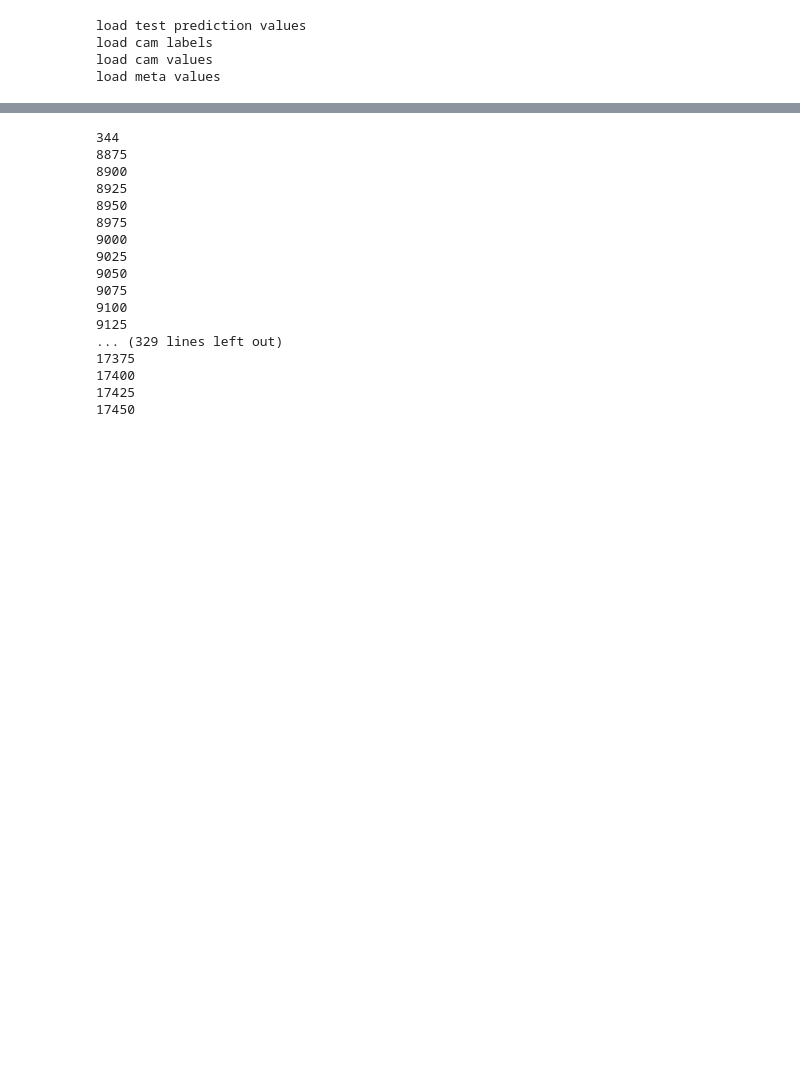
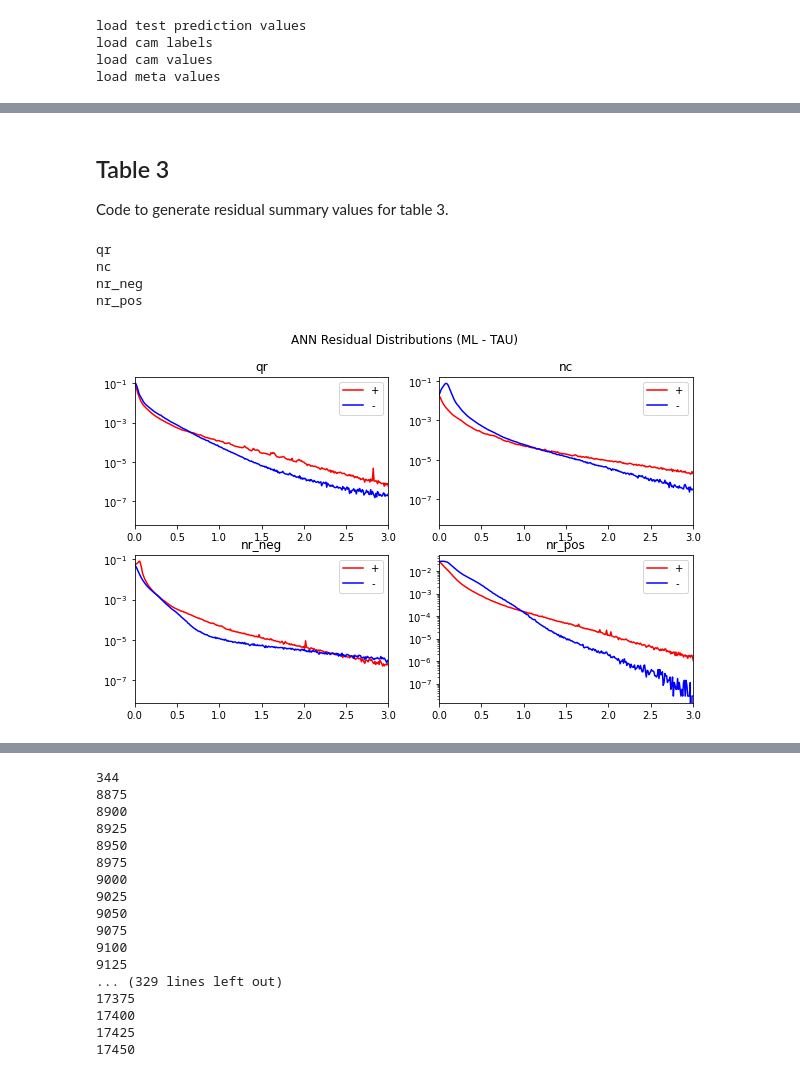
Before and after one commit to NCAR/mlmicrophysics, a Jupyter notebook: notebooks/nn_train_evaluation_20190512.ipynb, the cells around one changed output, grey strips where cells are left out. Drawn from its saved outputs; the diff is of its cells as text; code cells hidden in the pictures; blank space fills up the shorter version.

```diff
--- a/notebooks/nn_train_evaluation_20190512.ipynb
+++ b/notebooks/nn_train_evaluation_20190512.ipynb
@@ -66,0 +208,45 @@ Create grids of false positives and false negatives
+# %% [markdown]
+## Table 3
+Code to generate residual summary values for table 3.
+# %%
+bins_err = np.arange(-10, 10, 0.01)
+error_hists = {}
+residuals = {}
+out_types = ["qr", "nc", "nr_neg", "nr_pos"]
+pred_types = ["em", "tau", "mg2"]
+col_ext = dict(em="TAU_1", tau="TAU", mg2="MG2")
+pred_dict = dict(em=test_pred_values, tau=test_cam_values, mg2=mg2_test)
+for o in out_types:
+    print(o)
+    error_hists[o] = {}
+    if o == "nr_neg":
+        indices = test_cam_labels["nrtend_TAU"] == -1
+    else:
+        indices = test_cam_labels[o[:2] + "tend_TAU"] == 1
+    if o == "nr_neg":
+        end_label = "tend_TAU_-1"
+    else:
+        end_label = "tend_" + col_ext["em"]
+    end_label_true = "tend_" + col_ext["tau"]
+    residuals[o] = pred_dict["em"].loc[indices, o[:2] + end_label] - pred_dict["tau"].loc[indices, o[:2] + end_label_true]
+    error_hists[o], _ = np.histogram(residuals[o],
+                                     bins_err, density=False)
+# %% [output]
+qr
+nc
+nr_neg
+nr_pos
+# %%
+plt.figure(figsize=(10, 6))
+for i in range(4):
+    plt.subplot(2, 2, i+1)
+    plt.plot(bins_err[bins_err>0][:-1], error_hists[out_types[i]][bins_err[:-1] >= 0] / np.sum(error_hists[out_types[i]]), color="r", label="+")
+    plt.plot(-bins_err[bins_err<0], error_hists[out_types[i]][bins_err[:-1] < 0] / np.sum(error_hists[out_types[i]]), color="b", label="-")
+    plt.xlim(0, 3)
+    plt.legend()
+    plt.title(out_types[i])
+    plt.gca().set_yscale("log")
+plt.suptitle("ANN Residual Distributions (ML - TAU)")
+plt.savefig("ann_residual_dist.png", dpi=200, bbox_inches="tight")
+# %% [output]
+[figure, added]
```
Also changed, not shown: parts of 44 cells of this notebook, 8 other files.
